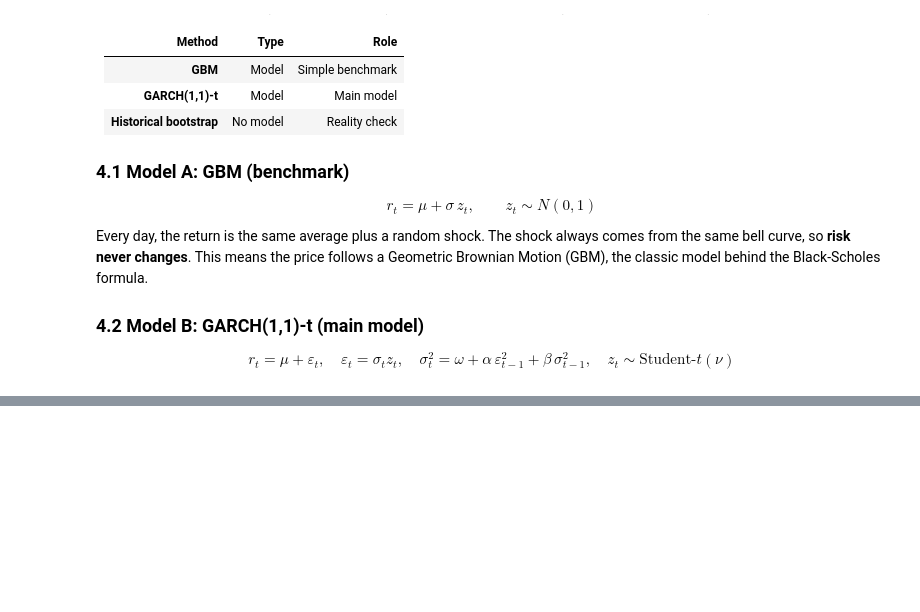
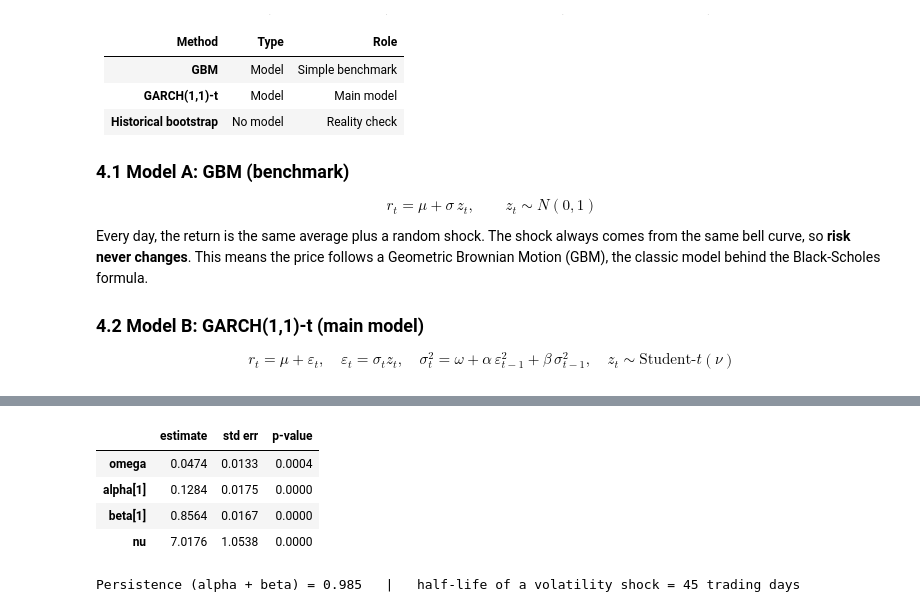
Before and after one commit to jingyishao928-bit/tqqq-leveraged-etf-risk, a Jupyter notebook: part3.ipynb, the cells around one changed output, grey strips where cells are left out. Drawn from its saved outputs; the diff is of its cells as text; code cells hidden in the pictures; blank space fills up the shorter version.

```diff
--- a/part3.ipynb
+++ b/part3.ipynb
@@ -122,0 +120,22 @@ Section 5 estimates GBM and GARCH-t and tests which describes QQQ returns better
+# %%
+# Model A: GBM (constant mean and volatility)
+mu, sigma = r.mean(), r.std()
+
+# Model B: GARCH(1,1) with Student-t shocks, fitted on demeaned returns
+demeaned = r - mu
+garch = arch_model(demeaned, mean="Zero", vol="GARCH", p=1, q=1, dist="t").fit(disp="off")
+omega, alpha, beta, nu = garch.params[["omega", "alpha[1]", "beta[1]", "nu"]]
+
+params_table = pd.DataFrame({"estimate": garch.params, "std err": garch.std_err, "p-value": garch.pvalues}).round(4)
+display(params_table)
+
+persistence = alpha + beta
+half_life = np.log(0.5) / np.log(persistence)       # days for a volatility spike to fade by half
+print(f"Persistence (alpha + beta) = {persistence:.3f}   |   half-life of a volatility shock = {half_life:.0f} trading days")
+# %% [output]
+|  | estimate | std err | p-value |
+| omega | 0.0474 | 0.0133 | 0.0004 |
+| alpha[1] | 0.1284 | 0.0175 | 0.0000 |
+| beta[1] | 0.8564 | 0.0167 | 0.0000 |
+| nu | 7.0176 | 1.0538 | 0.0000 |
+Persistence (alpha + beta) = 0.985   |   half-life of a volatility shock = 45 trading days
```
Also changed, not shown: parts of 11 cells of this notebook.
